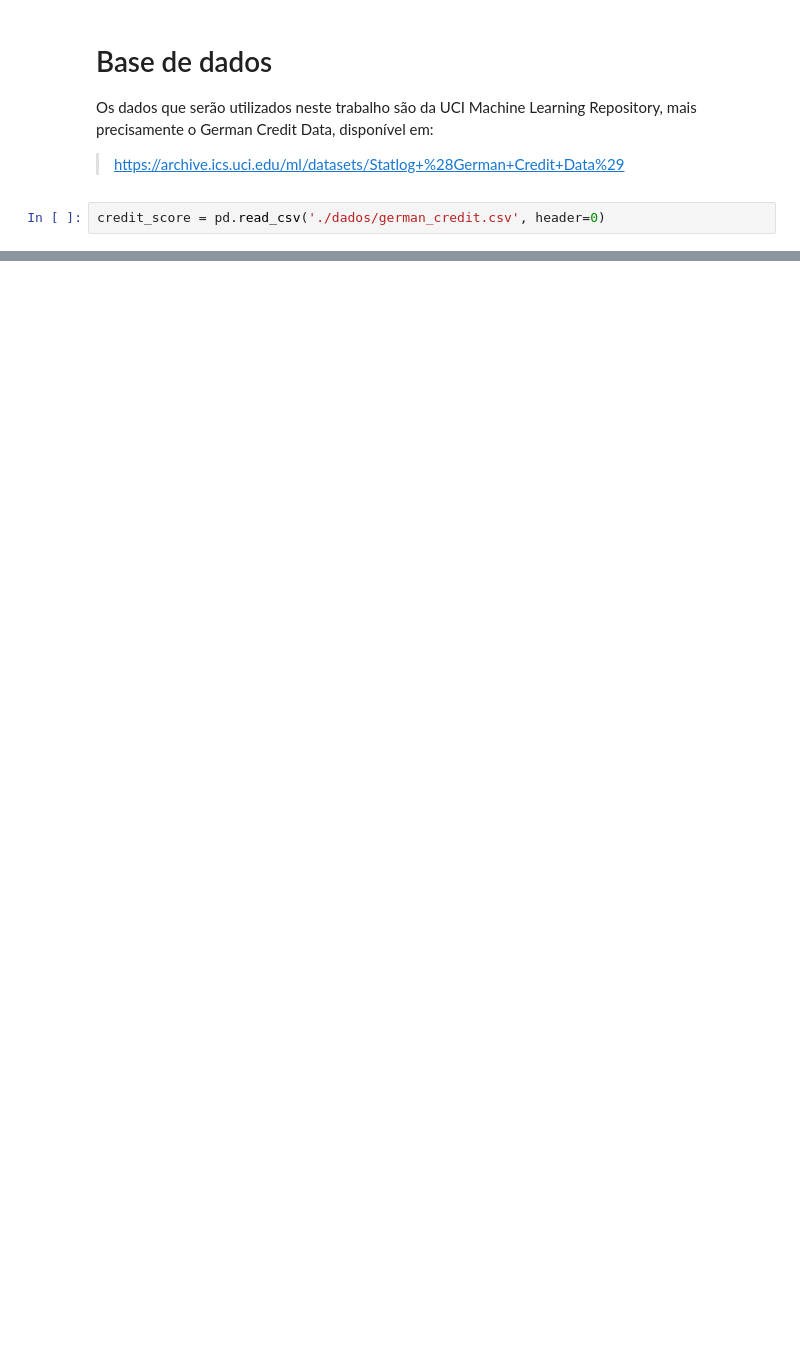
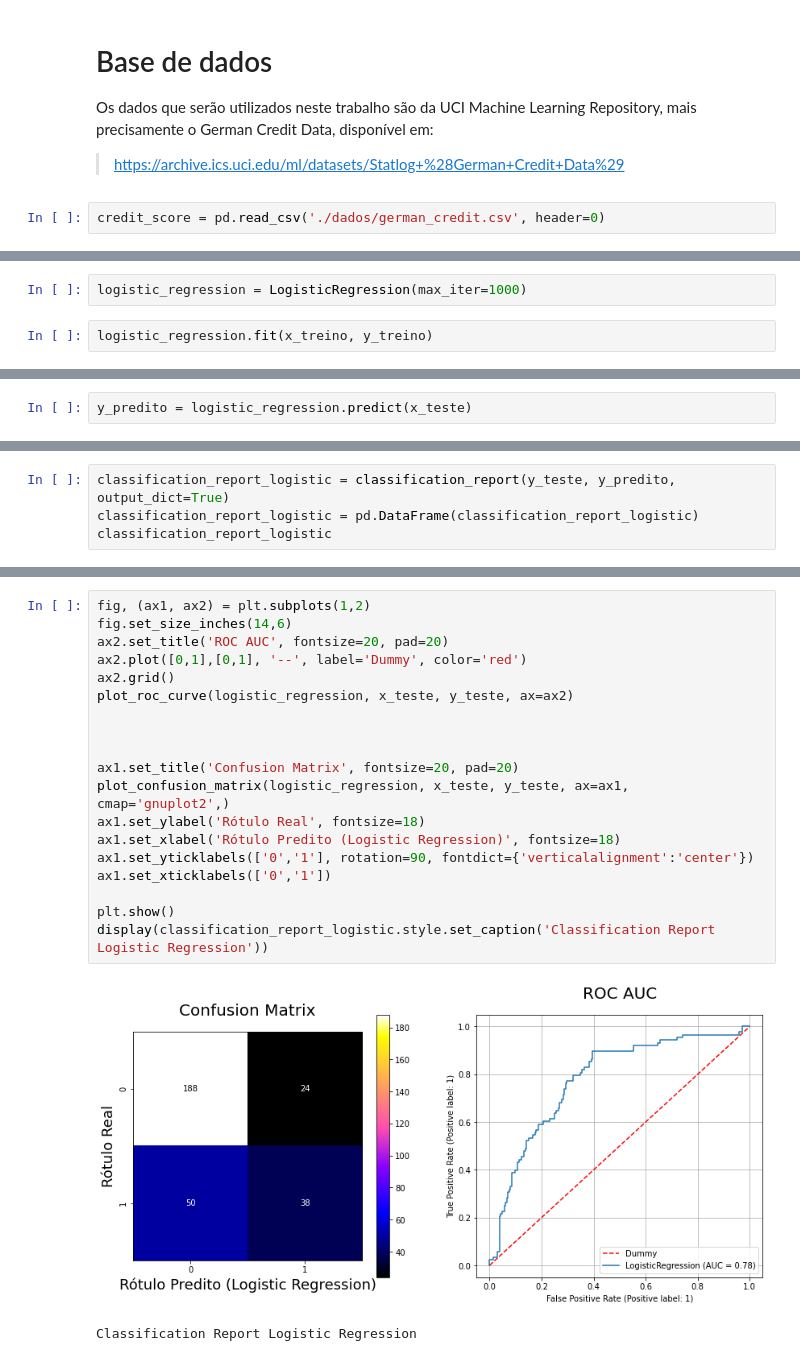
Before and after one commit to ConradBitt/Credit_Scoring, a Jupyter notebook: Credit_Scoring.ipynb, the cells around one changed output, grey strips where cells are left out. Saved outputs shown, nothing was run; the diff lists cells and outputs as text; blank space fills up the shorter version.

```diff
--- a/Credit_Scoring.ipynb
+++ b/Credit_Scoring.ipynb
@@ -98,0 +496,4 @@ memory usage: 164.2+ KB
+# %%
+logistic_regression = LogisticRegression(max_iter=1000)
+# %%
+logistic_regression.fit(x_treino, y_treino)
@@ -98,0 +504,2 @@ memory usage: 164.2+ KB
+# %%
+y_predito = logistic_regression.predict(x_teste)
@@ -98,0 +508,4 @@ memory usage: 164.2+ KB
+# %%
+classification_report_logistic = classification_report(y_teste, y_predito, output_dict=True)
+classification_report_logistic = pd.DataFrame(classification_report_logistic)
+classification_report_logistic
@@ -98,0 +522,22 @@ memory usage: 164.2+ KB
+# %%
+fig, (ax1, ax2) = plt.subplots(1,2)
+fig.set_size_inches(14,6)
+ax2.set_title('ROC AUC', fontsize=20, pad=20)
+ax2.plot([0,1],[0,1], '--', label='Dummy', color='red')
+ax2.grid()
+plot_roc_curve(logistic_regression, x_teste, y_teste, ax=ax2)
+
+
+
+ax1.set_title('Confusion Matrix', fontsize=20, pad=20)
+plot_confusion_matrix(logistic_regression, x_teste, y_teste, ax=ax1, cmap='gnuplot2',)
+ax1.set_ylabel('Rótulo Real', fontsize=18)
+ax1.set_xlabel('Rótulo Predito (Logistic Regression)', fontsize=18)
+ax1.set_yticklabels(['0','1'], rotation=90, fontdict={'verticalalignment':'center'})
+ax1.set_xticklabels(['0','1'])
+
+plt.show()
+display(classification_report_logistic.style.set_caption('Classification Report Logistic Regression'))
+# %% [output]
+[figure, added]
+Classification Report Logistic Regression
```
Also changed, not shown: parts of 149 cells of this notebook.
